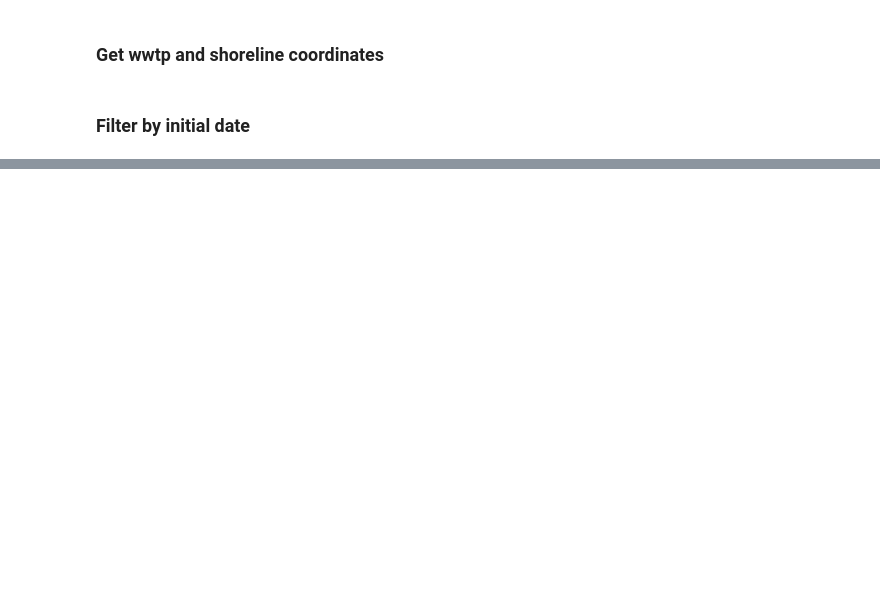
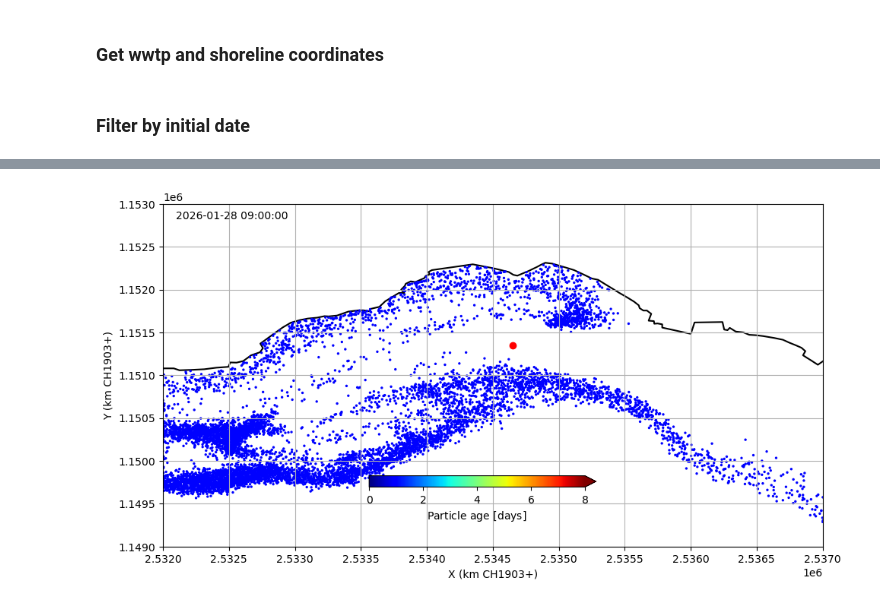
Before and after one commit to leroquan/parcels_toolbox, a Jupyter notebook: 03_post-processing/map_particles.ipynb, the cells around one changed output, grey strips where cells are left out. Saved outputs shown, nothing was run; the diff lists cells and outputs as text; code cells hidden in the pictures; blank space fills up the shorter version.

Commit message:
run_parcels and map_particles used for the 2026 01 28 field trip (Madeline)

```diff
--- a/03_post-processing/map_particles.ipynb
+++ b/03_post-processing/map_particles.ipynb
@@ -27,13 +34,8 @@ measure_file_paths = [ r"..//coord_sampling//measures_20230912.txt",
 # %%
 rotate = True
 
-i_scenario = 2
-period_seeding = np.timedelta64(3, 'D')
+i_scenario = 0
+period_seeding = np.timedelta64(0, 'D')
 
 
 particle_folder = particle_folders[i_scenario]
-plot_date = plot_dates[i_scenario]
-
-date_start_seeding = plot_date - period_seeding
-
-measure_file_path = measure_file_paths[i_scenario]
@@ -79,2 +71,5 @@ xy_land = np.loadtxt(r"..//..//plot_results//data//shorelines//geneva.txt")
+# %%
+x_sg_wwtp, y_sg_wwtp = 2534650,1151350
+xy_land = np.loadtxt(r"..//coord_sampling//shoreline_epsg2056.txt")
 # %% [markdown]
 ### Filter by initial date
@@ -332,0 +78,70 @@ csv_output_path
+# %%
+i_plot=0
+# %%
+plot_date = plot_dates[i_plot]
+dt_naive = plot_date.astype('datetime64').astype(datetime)
+str_plot_date = dt_naive.strftime('%Y-%m-%d %H:%M:%S %Z')
+str_plot_date_file_names = dt_naive.strftime('%Y-%m-%d_%H-%M-%S_%Z')
+print(str_plot_date)
+
+date_start_seeding = plot_date - period_seeding
+plot_output_particles_path = rf'.//figures//particles//{str_plot_date_file_names}_{suffix_particle_files}.png'
+t_ini = xr_particules.isel(obs=0)['time'].values
+pid = xr_particules['trajectory'].values
+
+### Select plot date
+snapshot = xr_particules.where(xr_particules['time']==plot_date)
+mask_snapshot = ~np.isnan(snapshot.lon.values)
+x_part, y_part, z_part, age_part = snapshot["lon"].values[mask_snapshot], snapshot["lat"].values[mask_snapshot], snapshot["z"].values[mask_snapshot], snapshot["age"].values[mask_snapshot]
+## Convert particles coordinates to CH1903
+# point of origin in swiss grid
+X0_SG = 2500000
+Y0_SG = 1116500
+
+grid_rotation = 19.411486858683578
+if rotate:
+    x_part, y_part = convert_mitgcm_to_epsg_coord(x_part, y_part, '2056', X0_SG, Y0_SG, 100, grid_rotation)
+# Remove particles outside the lake
+polygon = Path(xy_land)
+points = np.vstack((x_part, y_part)).T
+
+is_inside = polygon.contains_points(points)
+
+x_inside = x_part[is_inside]
+y_inside = y_part[is_inside]
+z_inside = z_part[is_inside]
+age_inside = age_part[is_inside]
+
+if len(is_inside) != len(x_part):
+    print(f'Uhoh, {len(x_part)-len(is_inside)} particules ended up outside the lake...')
+# Plot
+fig, ax = plt.subplots(figsize=(10,5.5))
+#lake contour
+plt.plot(xy_land[:,0], xy_land[:,1], color='black', zorder=1)
+
+#particles
+scatter = plt.scatter(x_inside, y_inside,
+                      c=age_inside, cmap='jet', s=2, vmin=0, vmax=8)
+
+cbar = plt.colorbar(fraction=0.04,orientation="horizontal",pad=-0.25,extend='max')
+cbar.set_label(label='$\mathregular{Particle \ age\ [days]}$')
+
+plt.scatter(x_sg_wwtp, y_sg_wwtp, color='r', zorder=4)
+
+plt.xlim(2526000,2541000)
+plt.ylim(1143000,1153000)
+plt.xlim(2532000,2537000)
+plt.ylim(1149000,1153000)
+
+plt.xlabel("X (km CH1903+)")
+plt.ylabel("Y (km CH1903+)")
+
+plt.text(0.02, 0.98, f'{str_plot_date}', transform=plt.gca().transAxes, ha='left', va='top')
+ax.xaxis.set_major_locator(ticker.MultipleLocator(0.5e3))
+ax.yaxis.set_major_locator(ticker.MultipleLocator(0.5e3))
+plt.grid(True)
+plt.tight_layout()
+fig.savefig(plot_output_particles_path)
+
+i_plot += 1
+# %% [output]
@@ -332,0 +149 @@ csv_output_path
+[figure, added]
```
Also changed, not shown: parts of 49 cells of this notebook, 4 other files.
